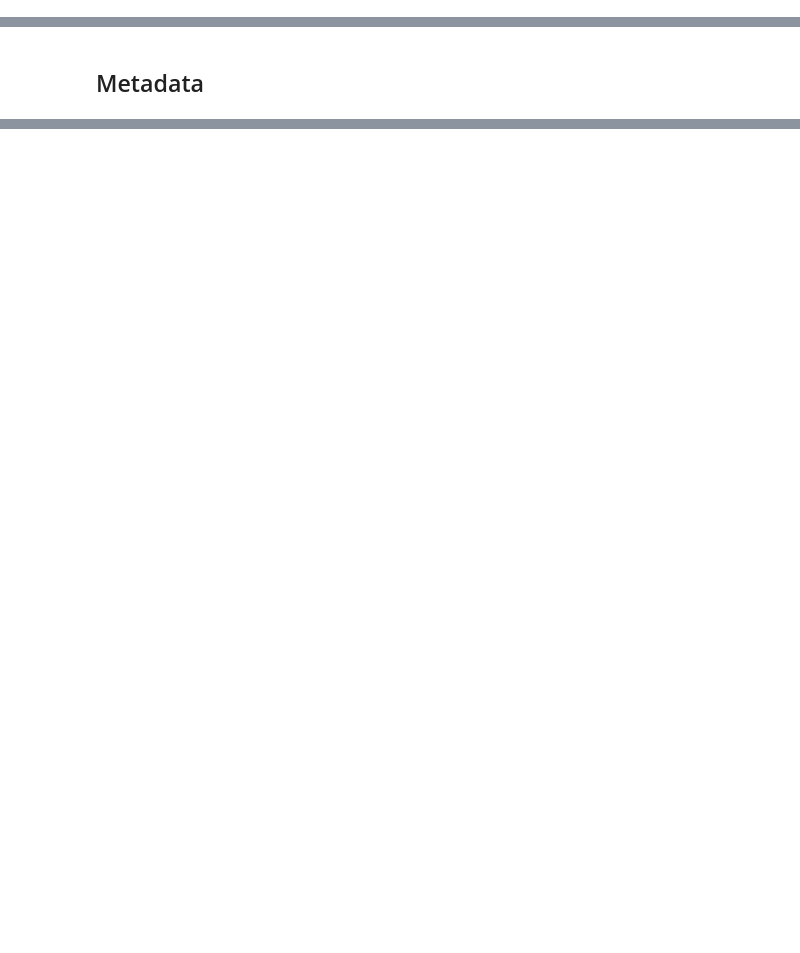
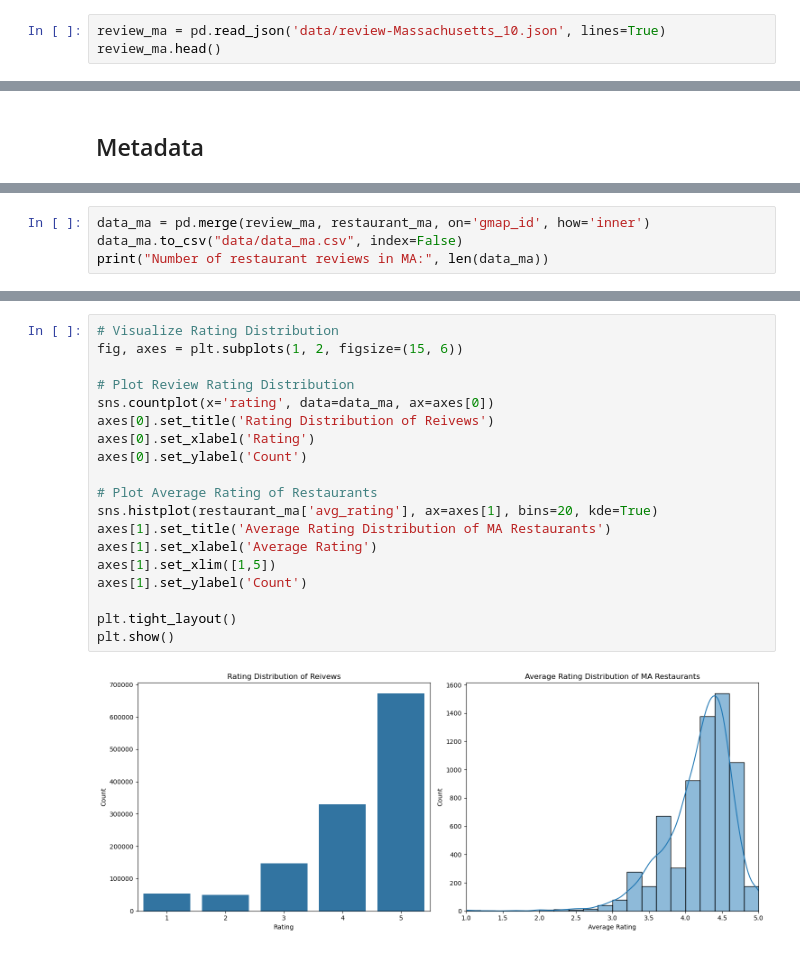
Before and after one commit to yuqinbailey/Restaurant-Rec-Google-Reviews, a Jupyter notebook: 2_EDA.ipynb, the cells around one changed output, grey strips where cells are left out. Drawn from its saved outputs; the diff is of its cells as text; blank space fills up the shorter version.

```diff
--- a/2_EDA.ipynb
+++ b/2_EDA.ipynb
@@ -31,0 +28,3 @@ plt.show()
+# %%
+review_ma = pd.read_json('data/review-Massachusetts_10.json', lines=True)
+review_ma.head()
@@ -55,0 +53,4 @@ Name: avg_rating, dtype: float64
+# %%
+data_ma = pd.merge(review_ma, restaurant_ma, on='gmap_id', how='inner')
+data_ma.to_csv("data/data_ma.csv", index=False)
+print("Number of restaurant reviews in MA:", len(data_ma))
@@ -163,0 +139,21 @@ Error:
+# %%
+# Visualize Rating Distribution
+fig, axes = plt.subplots(1, 2, figsize=(15, 6))
+
+# Plot Review Rating Distribution
+sns.countplot(x='rating', data=data_ma, ax=axes[0])
+axes[0].set_title('Rating Distribution of Reivews')
+axes[0].set_xlabel('Rating')
+axes[0].set_ylabel('Count')
+
+# Plot Average Rating of Restaurants
+sns.histplot(restaurant_ma['avg_rating'], ax=axes[1], bins=20, kde=True)
+axes[1].set_title('Average Rating Distribution of MA Restaurants')
+axes[1].set_xlabel('Average Rating')
+axes[1].set_xlim([1,5])
+axes[1].set_ylabel('Count')
+
+plt.tight_layout()
+plt.show()
+# %% [output]
+[figure, added]
```
Also changed, not shown: parts of 30 cells of this notebook, 1 other file.
